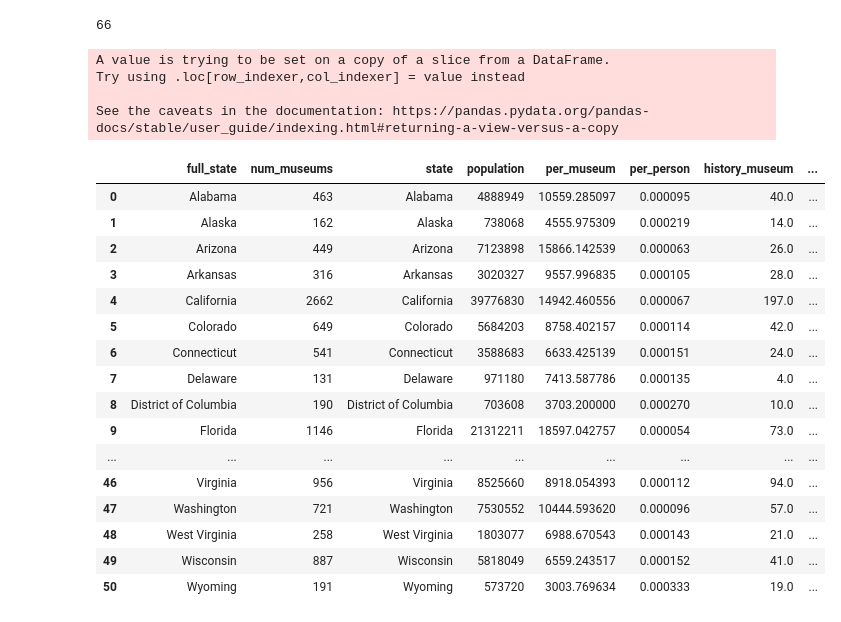
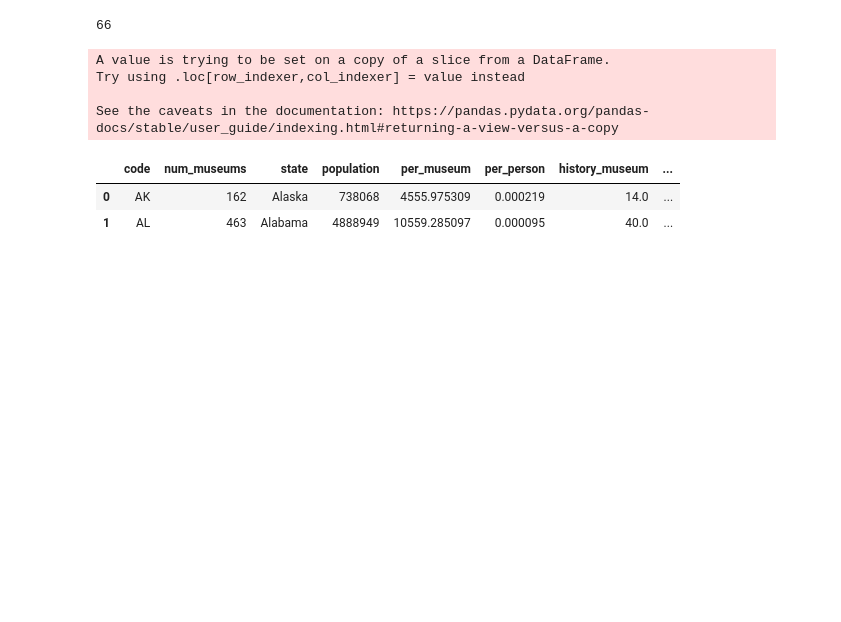
Before and after one commit to scaress21/dashboards, a Jupyter notebook: museums/code/01_Cleaning_and_EDA_(Museums).ipynb, the cells around one changed output. Drawn from its saved outputs; the diff is of its cells as text; code cells hidden in the pictures; blank space fills up the shorter version.

```diff
--- a/museums/code/01_Cleaning_and_EDA_(Museums).ipynb
+++ b/museums/code/01_Cleaning_and_EDA_(Museums).ipynb
@@ -368,10 +390,12 @@ state_count = pd.merge(state_count,
                        right_on = 'State',
                        how = 'inner'
                         )
+# %%
+state_count.drop(columns='State', inplace=True)
 # %%
-new_col_3 = {'State' : 'state',
+new_col_3 = {'state' : 'code',
               '2018 Population' :  'population',
-              'state': 'abbreviation',
+              'full_state': 'state',
                'museum_id' : 'num_museums'}
 # %%
 state_count.rename(columns = new_col_3, inplace=True)
@@ -435,7 +465,7 @@ mu[(mu['state'] == 'CA') & (mu['museum_type'] == "CHILDREN'S MUSEUM")]['museum_i
 66
 # %%
 for cat in list(mu['museum_type'].unique()):
-        state_count[state_count['full_state'] == state][cat.lower().replace(' ', '_')] = 0
+        state_count[state_count['state'] == state][cat.lower().replace(' ', '_')] = 0
 # %% [output]
 A value is trying to be set on a copy of a slice from a DataFrame.
 Try using .loc[row_indexer,col_indexer] = value instead
@@ -445,26 +475,12 @@ See the caveats in the documentation: https://pandas.pydata.org/pandas-docs/stab
 for state in list(mu['full_state'].unique()):
        for cat in list(mu['museum_type'].unique()):
         num = mu[(mu['full_state'] == state) & (mu['museum_type'] == cat)]['museum_id'].count()
-        state_count.loc[state_count['full_state'] == state, cat.lower().replace(' ', '_')] = num
+        state_count.loc[state_count['state'] == state, cat.lower().replace(' ', '_')] = num
 # %%
-state_count
+state_count.head(2)
 # %% [output]
-|  | full_state | num_museums | state | population | per_museum | per_person | history_museum | ... |
-| 0 | Alabama | 463 | Alabama | 4888949 | 10559.285097 | 0.000095 | 40.0 | ... |
-| 1 | Alaska | 162 | Alaska | 738068 | 4555.975309 | 0.000219 | 14.0 | ... |
-| 2 | Arizona | 449 | Arizona | 7123898 | 15866.142539 | 0.000063 | 26.0 | ... |
-| 3 | Arkansas | 316 | Arkansas | 3020327 | 9557.996835 | 0.000105 | 28.0 | ... |
-| 4 | California | 2662 | California | 39776830 | 14942.460556 | 0.000067 | 197.0 | ... |
-| 5 | Colorado | 649 | Colorado | 5684203 | 8758.402157 | 0.000114 | 42.0 | ... |
-| 6 | Connecticut | 541 | Connecticut | 3588683 | 6633.425139 | 0.000151 | 24.0 | ... |
-| 7 | Delaware | 131 | Delaware | 971180 | 7413.587786 | 0.000135 | 4.0 | ... |
-| 8 | District of Columbia | 190 | District of Columbia | 703608 | 3703.200000 | 0.000270 | 10.0 | ... |
-| 9 | Florida | 1146 | Florida | 21312211 | 18597.042757 | 0.000054 | 73.0 | ... |
-| ... | ... | ... | ... | ... | ... | ... | ... | ... |
-| 46 | Virginia | 956 | Virginia | 8525660 | 8918.054393 | 0.000112 | 94.0 | ... |
-| 47 | Washington | 721 | Washington | 7530552 | 10444.593620 | 0.000096 | 57.0 | ... |
-| 48 | West Virginia | 258 | West Virginia | 1803077 | 6988.670543 | 0.000143 | 21.0 | ... |
-| 49 | Wisconsin | 887 | Wisconsin | 5818049 | 6559.243517 | 0.000152 | 41.0 | ... |
-| 50 | Wyoming | 191 | Wyoming | 573720 | 3003.769634 | 0.000333 | 19.0 | ... |
+|  | code | num_museums | state | population | per_museum | per_person | history_museum | ... |
+| 0 | AK | 162 | Alaska | 738068 | 4555.975309 | 0.000219 | 14.0 | ... |
+| 1 | AL | 463 | Alabama | 4888949 | 10559.285097 | 0.000095 | 40.0 | ... |
 # %%
 state_count.to_csv('../data/museums_w_population.csv', index=False)
```
Also changed, not shown: parts of 5 cells of this notebook, 2 other files.
